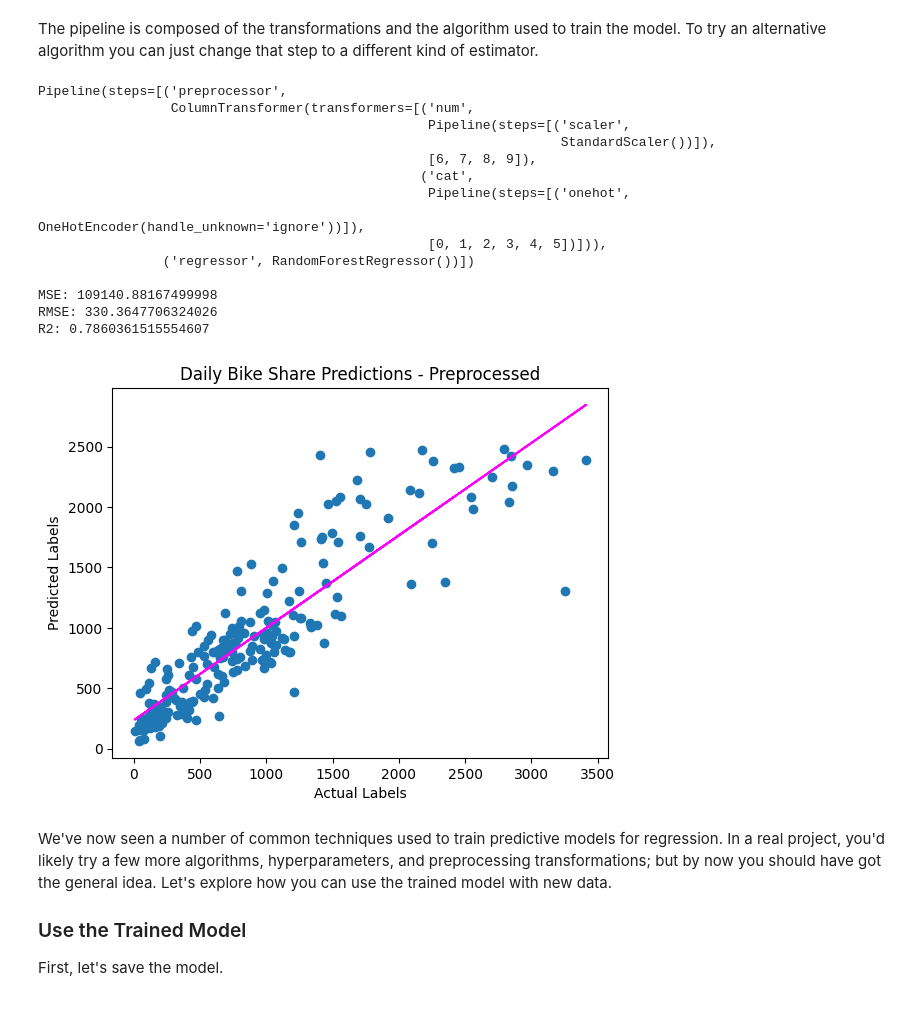
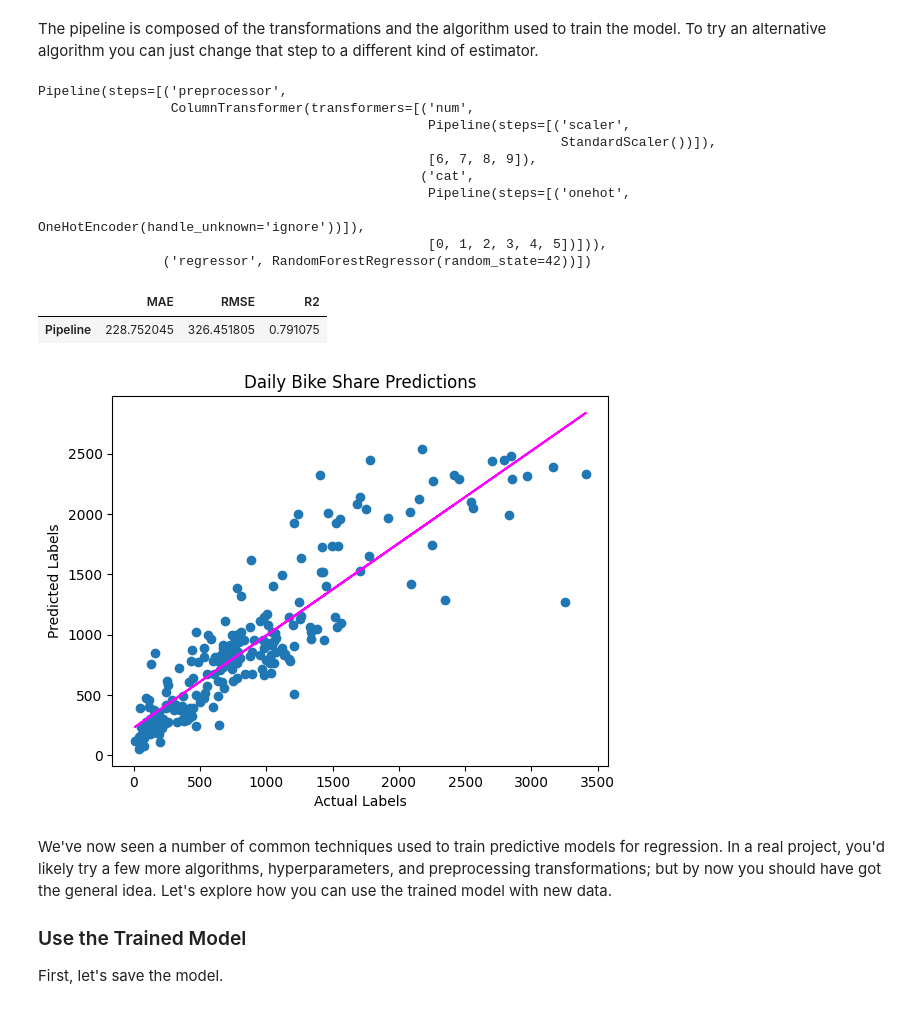
Before and after one commit to iliyaML/ms-machine-learning, a Jupyter notebook: regression/023_Regression_Tuning.ipynb, the cells around one changed output. Drawn from its saved outputs; the diff is of its cells as text; code cells hidden in the pictures.

```diff
--- a/regression/023_Regression_Tuning.ipynb
+++ b/regression/023_Regression_Tuning.ipynb
@@ -286,51 +245,25 @@ R2: 0.7940487841182627
 # %% [markdown]
 The pipeline is composed of the transformations and the algorithm used to train the model. To try an alternative algorithm you can just change that step to a different kind of estimator.
-# %%
-# Use a different estimator in the pipeline
-pipeline = Pipeline(steps=[('preprocessor', preprocessor),
-                           ('regressor', RandomForestRegressor())])
-
-
-# fit the pipeline to train a linear regression model on the training set
-model = pipeline.fit(X_train, (y_train))
-print (model, "\n")
-
-# Get predictions
-predictions = model.predict(X_test)
-
-# Display metrics
-mse = mean_squared_error(y_test, predictions)
-print("MSE:", mse)
-rmse = np.sqrt(mse)
-print("RMSE:", rmse)
-r2 = r2_score(y_test, predictions)
-print("R2:", r2)
-
-# Plot predicted vs actual
-plt.scatter(y_test, predictions)
-plt.xlabel('Actual Labels')
-plt.ylabel('Predicted Labels')
-plt.title('Daily Bike Share Predictions - Preprocessed')
-z = np.polyfit(y_test, predictions, 1)
-p = np.poly1d(z)
-plt.plot(y_test,p(y_test), color='magenta')
-plt.show()
-# %% [output]
-Pipeline(steps=[('preprocessor',
-                 ColumnTransformer(transformers=[('num',
-                                                  Pipeline(steps=[('scaler',
-                                                                   StandardScaler())]),
-                                                  [6, 7, 8, 9]),
-                                                 ('cat',
-                                                  Pipeline(steps=[('onehot',
-                                                                   OneHotEncoder(handle_unknown='ignore'))]),
-                                                  [0, 1, 2, 3, 4, 5])])),
-                ('regressor', RandomForestRegressor())])
-
-MSE: 109140.88167499998
-RMSE: 330.3647706324026
-R2: 0.7860361515554607
-[figure, removed]
+# %%
+# Use a different estimator (Random Forest) in the pipeline
+rf_pipeline_model = Pipeline(steps=[('preprocessor', preprocessor),
+                           ('regressor', RandomForestRegressor(random_state=RANDOM_STATE))])
+
+rf_pipeline_model_results_df = evaluate_model(rf_pipeline_model, X_train, X_test, y_train, y_test)
+# %% [output]
+Pipeline(steps=[('preprocessor',
+                 ColumnTransformer(transformers=[('num',
+                                                  Pipeline(steps=[('scaler',
+                                                                   StandardScaler())]),
+                                                  [6, 7, 8, 9]),
+                                                 ('cat',
+                                                  Pipeline(steps=[('onehot',
+                                                                   OneHotEncoder(handle_unknown='ignore'))]),
+                                                  [0, 1, 2, 3, 4, 5])])),
+                ('regressor', RandomForestRegressor(random_state=42))])
+|  | MAE | RMSE | R2 |
+| Pipeline | 228.752045 | 326.451805 | 0.791075 |
+[figure, added]
 # %% [markdown]
 We've now seen a number of common techniques used to train predictive models for regression. In a real project, you'd likely try a few more algorithms, hyperparameters, and preprocessing transformations; but by now you should have got the general idea. Let's explore how you can use the trained model with new data.
 
```
Also changed, not shown: parts of 12 cells of this notebook, 2 other files.
